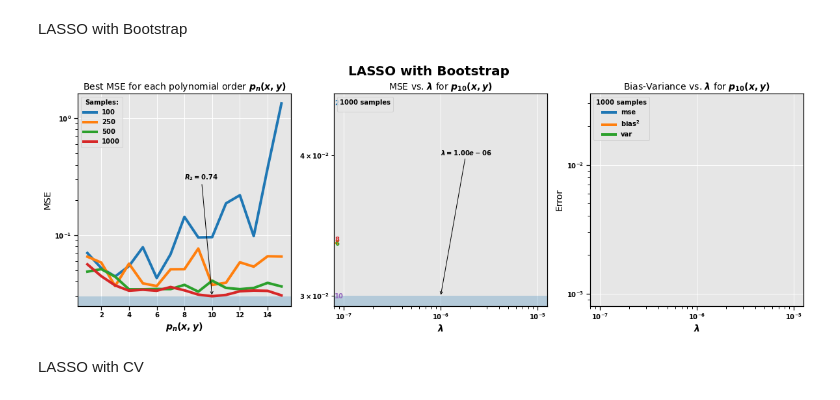
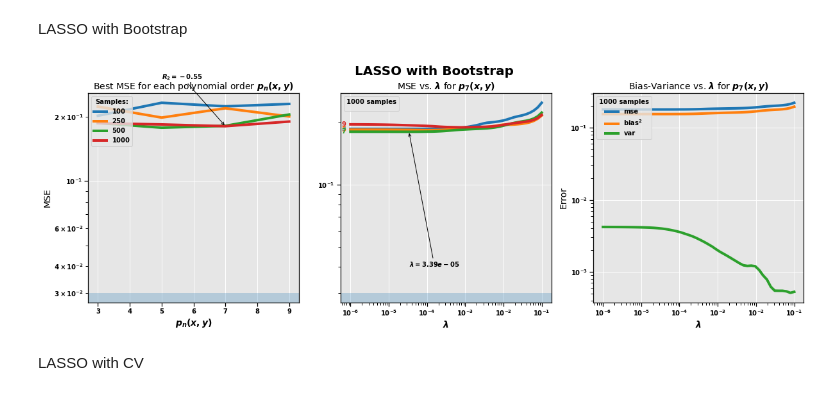
Before and after one commit to fonstelien/FYS-STK4155, a Jupyter notebook: project1/take2.ipynb, the cells around one changed output. Saved outputs shown, nothing was run; the diff lists cells and outputs as text; code cells hidden in the pictures.

```diff
--- a/project1/take2.ipynb
+++ b/project1/take2.ipynb
@@ -412,7 +429,7 @@ plt.show()
 '''LASSO Regression data set'''
 
 NUM_SAMPLES = 1000
-MAX_POLY_ORDER = 15
+MAX_POLY_ORDER = 10
 VAR_EPS = .03
 
 x, y = randmesh(sn=NUM_SAMPLES)
@@ -475,6 +492,7 @@ ax.annotate(f'$R_2 = {R2:.2f}$', xytext=xytext, xy=xy, arrowprops={'arrowstyle':
 ax = axes[1]
 ax.set_title(f"MSE vs. $\lambda$ for $p_{{{best_mse_pn}}}(x,y)$")
 plot_orders = [2,4,6,8,10]
+plot_orders = [3,5,7,9]
 names = [f'test_mse_{pn}' for pn in plot_orders]
 for name in names:
     ax.plot(lasso_bs_df['lambda'], lasso_bs_df[name])
@@ -485,34 +503,34 @@ for line, pn in zip(ax.lines, plot_orders):
     ax.annotate(str(pn), xy=(0,y), xytext=(1,0), color=line.get_color(),
                 xycoords = ax.get_yaxis_transform(), textcoords="offset points",
                 size=SMALL, va="center")
 
 ax.legend([], title=f'{sn} samples', fontsize=SMALL, title_fontsize=SMALL, loc='upper left')
 ax.set_xlabel("$\lambda$")
 #ax.set_ylabel("MSE")
 ax.set_xscale('log')
 ax.set_yscale('log')
 
 # Annotate best lambda
 xytext = (best_mse_lambda_val, .04)
 xy = (best_mse_lambda_val, best_mse_val)
 ax.annotate(f'$\lambda = {best_mse_lambda_val:.2e}$', xytext=xytext, xy=xy, arrowprops={'arrowstyle':'->'})
 
 ''' Bias-Variance '''
 ax = axes[2]
 pn = best_mse_pn
 ax.set_title(f"Bias-Variance vs. $\lambda$ for $p_{{{pn}}}(x,y)$")
 ax.plot(lasso_bs_df['lambda'], lasso_bs_df[f'test_mse_{pn}'])
 ax.plot(lasso_bs_df['lambda'], lasso_bs_df[f'test_bias_{pn}'])
 ax.plot(lasso_bs_df['lambda'], lasso_bs_df[f'test_var_{pn}'])
 ax.legend(['mse', 'bias$^2$', 'var'], title=f'{sn} samples', fontsize=SMALL, title_fontsize=SMALL, loc='upper left')
 ax.set_xlabel("$\lambda$")
 ax.set_ylabel("Error")
 ax.set_xscale('log')
 ax.set_yscale('log')
 
 plt.show()
 # %% [output]
-[figure, old version]
+[figure, new version]
 # %% [markdown]
 LASSO with CV
 # %%
```
Also changed, not shown: parts of 8 cells of this notebook, 2 other files.
